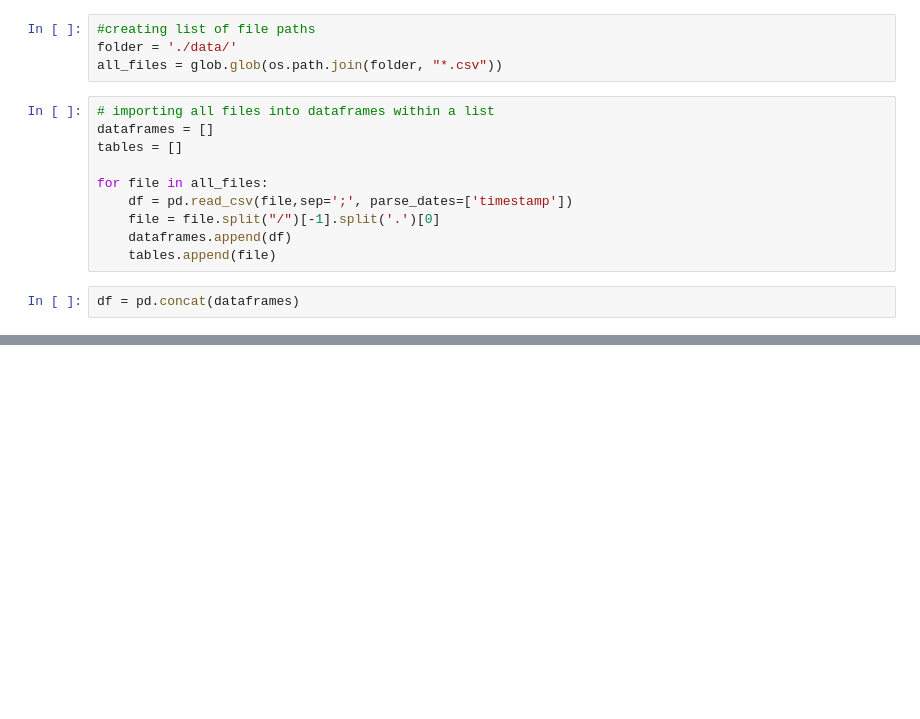
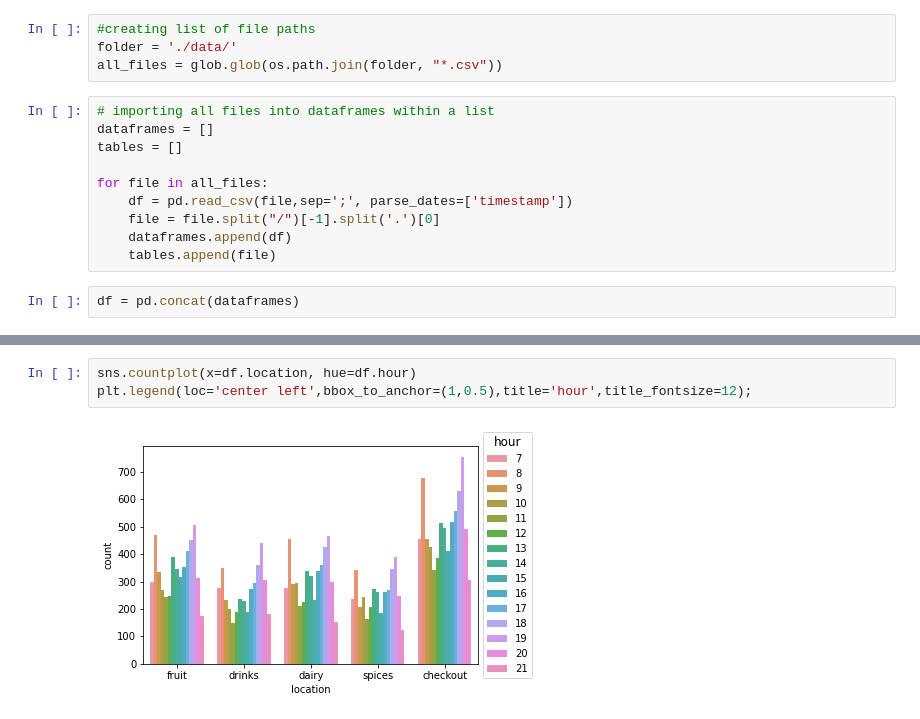
Before and after one commit to RocketRene/LemonAiders, a Jupyter notebook: EDA_creichelt.ipynb, the cells around one changed output, grey strips where cells are left out. Cells and saved outputs as stored; diff of their text form; blank space fills up the shorter version.

```diff
--- a/EDA_creichelt.ipynb
+++ b/EDA_creichelt.ipynb
@@ -24,0 +93,5 @@ df.set_index('timestamp', inplace=True)
+# %%
+sns.countplot(x=df.location, hue=df.hour)
+plt.legend(loc='center left',bbox_to_anchor=(1,0.5),title='hour',title_fontsize=12);
+# %% [output]
+[figure, added]
```
Also changed, not shown: parts of 12 cells of this notebook.
